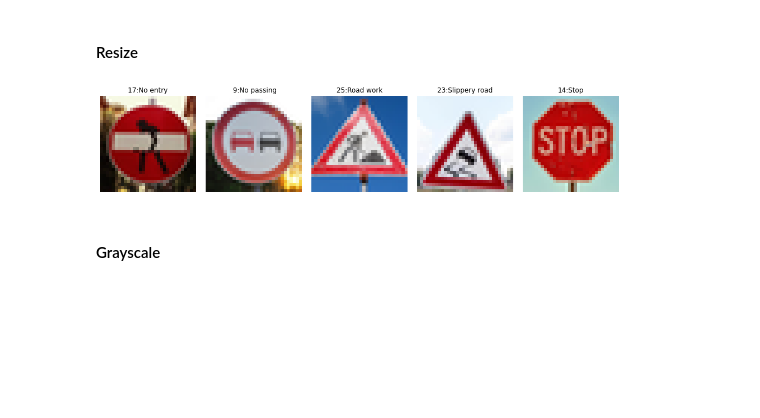
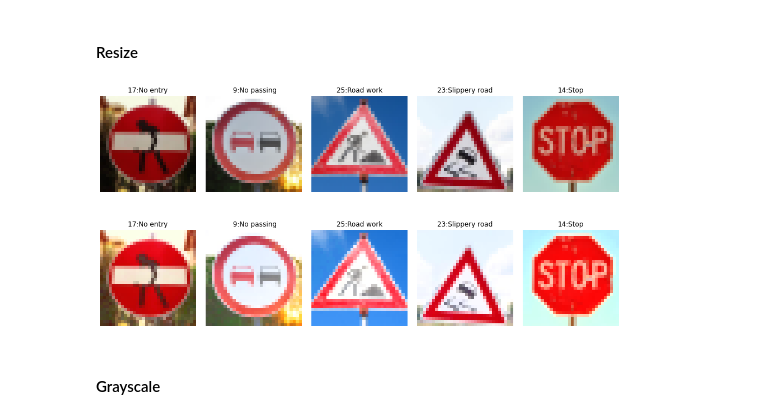
Before and after one commit to parphane/udacity-self_driving_cars, a Jupyter notebook: project-traffic_sign_classifier/Traffic_Sign_Classifier.ipynb, the cells around one changed output. Cells and saved outputs as stored; diff of their text form; code cells hidden in the pictures; blank space fills up the shorter version.

```diff
--- a/project-traffic_sign_classifier/Traffic_Sign_Classifier.ipynb
+++ b/project-traffic_sign_classifier/Traffic_Sign_Classifier.ipynb
@@ -485,7 +579,7 @@ def evaluate(X_data, y_data):
         total_accuracy += (accuracy * len(batch_x))
     return total_accuracy / num_examples
 
-def addFeatureAxis(imgs):
+def add_feature_axis(imgs):
     try:
         imgs.shape[3]
     except:
@@ -494,12 +588,12 @@ def addFeatureAxis(imgs):
     return imgs
 # %%
 # Preprocess data / Rename
-X_train_ml = addFeatureAxis(X_train_nrmlzd)
+X_train_ml = add_feature_axis(X_train_nrmlzd)
 y_train_ml = y_train_shfld
 # Preprocess validation data
-X_valid_gray = RGB2Gray(X_valid)
+X_valid_gray = rgb_2_gray(X_valid)
 X_valid_nrmlzd = NormalizeGray(X_valid_gray)
-X_valid_ml = addFeatureAxis(X_valid_nrmlzd)
+X_valid_ml = add_feature_axis(X_valid_nrmlzd)
 y_valid_ml = y_valid
 # %%
 # Ask before retraining
@@ -610,9 +704,10 @@ y_new = [17, 9, 25, 23, 14]
 
 new_imgs = [join(new_imgs_dir, f) for f in listdir(new_imgs_dir) if isfile(join(new_imgs_dir, f))]
 for new_img in new_imgs:
-    X_new.append(Image.open(new_img))
+    #X_new.append(Image.open(new_img))
+    X_new.append(cv2.cvtColor(cv2.imread(new_img), cv2.COLOR_BGR2RGB))
 
-plotImages(X_new,y_new)
+plot_imgs(X_new,y_new)
 # %% [output]
 [figure]
 # %% [markdown]
@@ -625,14 +720,24 @@ plotImages(X_new,y_new)
 #### Resize
 # %%
 for i in range(len(X_new)):
-    X_new[i] = ResizeImage(X_new[i])
+    X_new[i] = resize_img(X_new[i], interpolation=cv2.INTER_AREA)
     X_new[i] = np.array(X_new[i])
 
 X_new = np.array(X_new)
 
-plotImages(X_new,y_new)
+plot_imgs(X_new,y_new)
 # %% [output]
 [figure]
+# %%
+for i in range(len(X_new)):
+    rand_hsv_channel(X_new[i], 2)
+    #X_new[i] = rand_hsv_v(X_new[i])
+
+X_new = np.array(X_new)
+
+plot_imgs(X_new,y_new)
+# %% [output]
+[figure, added]
 # %% [markdown]
 #### Grayscale
 # %%
```
Also changed, not shown: parts of 21 cells of this notebook.
